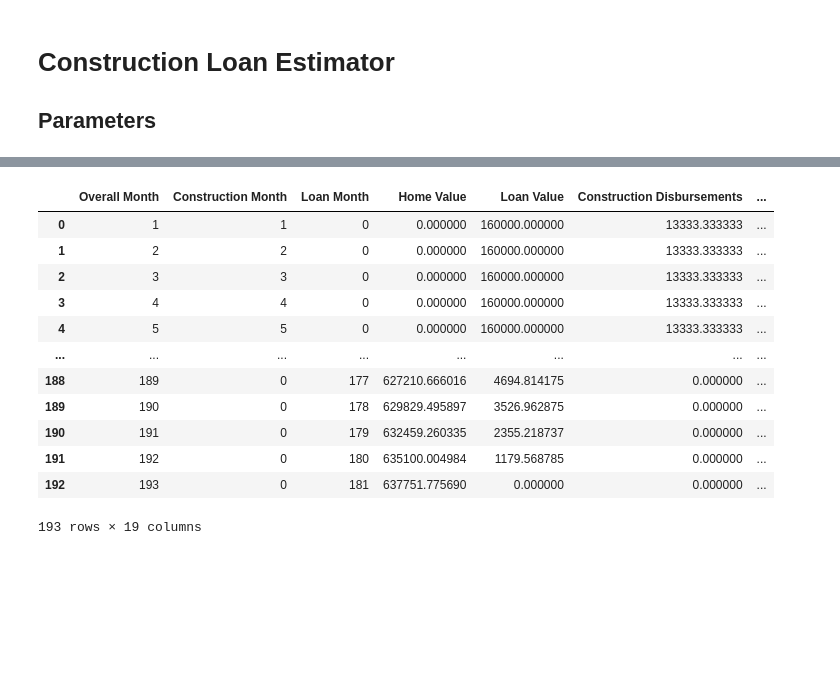
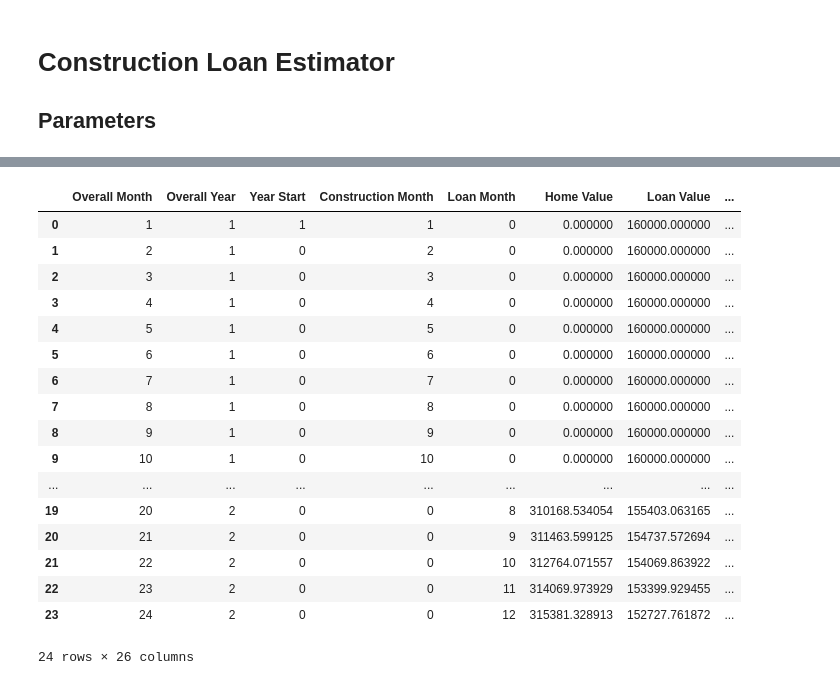
Before and after one commit to turnersale/construction_loan_estimator, a Jupyter notebook: construction_loan_notebook.ipynb, the cells around one changed output, grey strips where cells are left out. Drawn from its saved outputs; the diff is of its cells as text; code cells hidden in the pictures; blank space fills up the shorter version.

```diff
--- a/construction_loan_notebook.ipynb
+++ b/construction_loan_notebook.ipynb
@@ -25,20 +31,24 @@ maintenance_per_sqft = 0.75
 assessment_rate = 0.07
 mill_levy = 95
 initial_rent = 1500
-initial_rent_year = initial_rent * 12
 rent_growth_rate = 0.02
+rent_growth_rate_monthly = rent_growth_rate / 12
 home_appreciation = 0.05
 home_appreciation_month = home_appreciation / 12
 current_month = datetime.date.today().replace(day=1)
 total_loan_amount = property_cost + construction_cost - down_payment
 loan_interest_rate = 0.04
 loan_rate_monthly = loan_interest_rate / 12
+investment_growth_rate = 0.06
+investment_growth_rate_monthly = investment_growth_rate / 12
 # %%
 # Create blank table for monthly level data
 monthly_data = pd.DataFrame()
 
 # Create Period to offset the index by one, to indicate month and create periods
 monthly_data['Overall Month'] = range(1, loan_term_months + construction_term + 2)
+monthly_data['Overall Year'] = ((monthly_data['Overall Month'] - 1) // 12) + 1
+monthly_data['Year Start'] = np.where((((monthly_data['Overall Month'] - 1) // 12) == (monthly_data['Overall Month'] - 1) / 12) | (monthly_data['Overall Month'] == 1), 1, 0)
 monthly_data['Construction Month'] = np.where(monthly_data['Overall Month'] <= construction_term, monthly_data['Overall Month'], 0)
 monthly_data['Loan Month'] = np.where(monthly_data['Overall Month'] > construction_term, monthly_data['Overall Month'] - construction_term, 0)
 
@@ -52,45 +62,60 @@ monthly_data['Loan Value'] = np.where(monthly_data['Loan Month'] != 0, total_loa
 monthly_data['Construction Disbursements'] = np.where(monthly_data['Overall Month'] <= construction_term, total_loan_amount / construction_term, 0)
 
 # Calculate monthly payments
 monthly_data['Mortgage Payment'] = np.where(monthly_data['Overall Month'] > construction_term, total_loan_amount * (loan_rate_monthly * ((1 + loan_rate_monthly)**loan_term_months)) / ((1 + loan_rate_monthly)**loan_term_months - 1), 0)
 
 # Calculate interest payment
 monthly_data['Interest Payment'] = np.where(monthly_data['Overall Month'] <= construction_term, monthly_data['Construction Disbursements'].cumsum() * loan_rate_monthly, monthly_data['Loan Value'] * loan_rate_monthly)
 monthly_data['Cumulative Interest Payments'] = monthly_data['Interest Payment'].cumsum()
 
 # Calculate principal payments
 monthly_data['Principal Payment'] = np.where(monthly_data['Overall Month'] > construction_term, monthly_data['Mortgage Payment'] - monthly_data['Interest Payment'], 0)
 monthly_data['Cumulative Principal Payments'] = monthly_data['Principal Payment'].cumsum()
 
 # Calculate property taxes
 monthly_data['Property Tax Payment'] = np.where(monthly_data['Overall Month'] > construction_term, (((monthly_data['Home Value'] * assessment_rate) * (mill_levy / 1000)) / 12), 0)
 monthly_data['Cumulative Property Taxes'] = monthly_data['Property Tax Payment'].cumsum()
 
 # Calculate maintenance costs
 monthly_data['Maintenance Costs'] = np.where(monthly_data['Overall Month'] > construction_term, ((square_footage * maintenance_per_sqft) / 12), 0)
 monthly_data['Cumulative Maintenance Costs'] = monthly_data['Maintenance Costs'].cumsum()
 
 # Calculate total home payments
 monthly_data['Total Home Payments'] = monthly_data['Interest Payment'] + monthly_data['Principal Payment'] + monthly_data['Property Tax Payment'] + monthly_data['Maintenance Costs']
 monthly_data['Cumulative Home Payments'] = monthly_data['Total Home Payments'].cumsum() + down_payment
 
 # Calculate equity metrics
 monthly_data['Equity Ownership Proportion'] = 1- (monthly_data['Loan Value'] / total_loan_amount)
 monthly_data['Equity Value'] = monthly_data['Equity Ownership Proportion'] * monthly_data['Home Value']
+monthly_data['Equity Gain'] = monthly_data['Equity Value'] - monthly_data['Cumulative Home Payments']
 
-pd.set_option("max_rows", 24)
-monthly_data
+# Calculate rent payments
+monthly_data['Rent Payments'] = initial_rent * (e**(rent_growth_rate_monthly * (monthly_data['Overall Month'] - 1)))
+monthly_data['Cumulative Rent Payments'] = monthly_data['Rent Payments'].cumsum()
+
+# Calculate rent investment value
+monthly_data['Rent Investment'] = down_payment * (e**(investment_growth_rate_monthly * (monthly_data['Overall Month'] - 1)))
+
+# Calculate when intersection points
+monthly_data['Decision'] = np.where(monthly_data['Cumulative Rent Payments'] - monthly_data['Cumulative Home Payments'] > 0, 'Buy', 'Rent')
+
+monthly_data.head(24)
 # %% [output]
-|  | Overall Month | Construction Month | Loan Month | Home Value | Loan Value | Construction Disbursements | ... |
-| 0 | 1 | 1 | 0 | 0.000000 | 160000.000000 | 13333.333333 | ... |
-| 1 | 2 | 2 | 0 | 0.000000 | 160000.000000 | 13333.333333 | ... |
-| 2 | 3 | 3 | 0 | 0.000000 | 160000.000000 | 13333.333333 | ... |
-| 3 | 4 | 4 | 0 | 0.000000 | 160000.000000 | 13333.333333 | ... |
-| 4 | 5 | 5 | 0 | 0.000000 | 160000.000000 | 13333.333333 | ... |
-| ... | ... | ... | ... | ... | ... | ... | ... |
-| 188 | 189 | 0 | 177 | 627210.666016 | 4694.814175 | 0.000000 | ... |
-| 189 | 190 | 0 | 178 | 629829.495897 | 3526.962875 | 0.000000 | ... |
-| 190 | 191 | 0 | 179 | 632459.260335 | 2355.218737 | 0.000000 | ... |
-| 191 | 192 | 0 | 180 | 635100.004984 | 1179.568785 | 0.000000 | ... |
-| 192 | 193 | 0 | 181 | 637751.775690 | 0.000000 | 0.000000 | ... |
+|  | Overall Month | Overall Year | Year Start | Construction Month | Loan Month | Home Value | Loan Value | ... |
+| 0 | 1 | 1 | 1 | 1 | 0 | 0.000000 | 160000.000000 | ... |
+| 1 | 2 | 1 | 0 | 2 | 0 | 0.000000 | 160000.000000 | ... |
+| 2 | 3 | 1 | 0 | 3 | 0 | 0.000000 | 160000.000000 | ... |
+| 3 | 4 | 1 | 0 | 4 | 0 | 0.000000 | 160000.000000 | ... |
+| 4 | 5 | 1 | 0 | 5 | 0 | 0.000000 | 160000.000000 | ... |
+| 5 | 6 | 1 | 0 | 6 | 0 | 0.000000 | 160000.000000 | ... |
+| 6 | 7 | 1 | 0 | 7 | 0 | 0.000000 | 160000.000000 | ... |
+| 7 | 8 | 1 | 0 | 8 | 0 | 0.000000 | 160000.000000 | ... |
+| 8 | 9 | 1 | 0 | 9 | 0 | 0.000000 | 160000.000000 | ... |
+| 9 | 10 | 1 | 0 | 10 | 0 | 0.000000 | 160000.000000 | ... |
+| ... | ... | ... | ... | ... | ... | ... | ... | ... |
+| 19 | 20 | 2 | 0 | 0 | 8 | 310168.534054 | 155403.063165 | ... |
+| 20 | 21 | 2 | 0 | 0 | 9 | 311463.599125 | 154737.572694 | ... |
+| 21 | 22 | 2 | 0 | 0 | 10 | 312764.071557 | 154069.863922 | ... |
+| 22 | 23 | 2 | 0 | 0 | 11 | 314069.973929 | 153399.929455 | ... |
+| 23 | 24 | 2 | 0 | 0 | 12 | 315381.328913 | 152727.761872 | ... |
-193 rows × 19 columns
+24 rows × 26 columns
```
Also changed, not shown: parts of 4 cells of this notebook.
